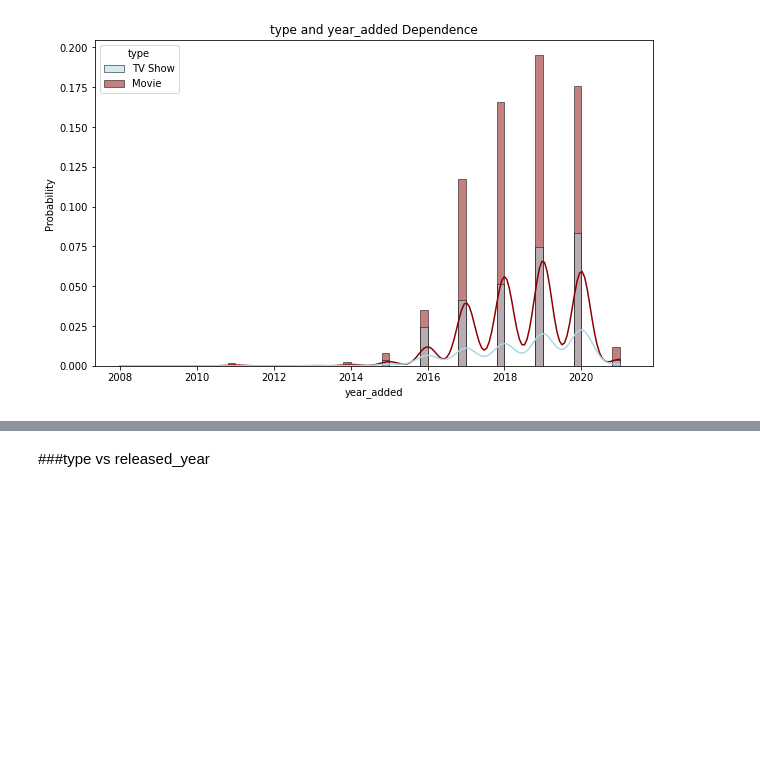
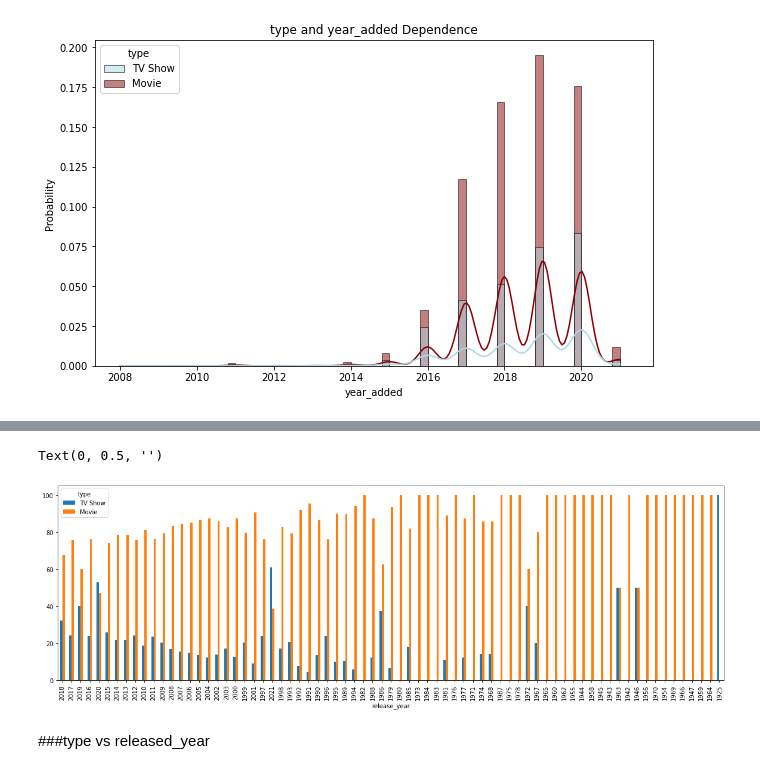
Before and after one commit to gauriagarwal18/NETFLIX_MOVIES_AND_TV_SHOWS_CLUSTERING, a Jupyter notebook: Netflix_Movies_And_Tv_Shows_Clustering_.ipynb, the cells around one changed output, grey strips where cells are left out. Saved outputs shown, nothing was run; the diff lists cells and outputs as text; code cells hidden in the pictures; blank space fills up the shorter version.

```diff
--- a/Netflix_Movies_And_Tv_Shows_Clustering_.ipynb
+++ b/Netflix_Movies_And_Tv_Shows_Clustering_.ipynb
@@ -1070,3 +1094,11 @@ plt.show()
+# %%
+year_type_per
+year_type_per.plot(kind = 'bar',y = (netflix["type"]).unique(), figsize = (20,6))
+plt.title('',fontsize = 15)
+plt.ylabel('',fontsize = 10)
+# %% [output]
+Text(0, 0.5, '')
+[figure, added]
 # %% [markdown]
 ###type vs released_year
 # %% [markdown]
```
Also changed, not shown: parts of 4 cells of this notebook.
